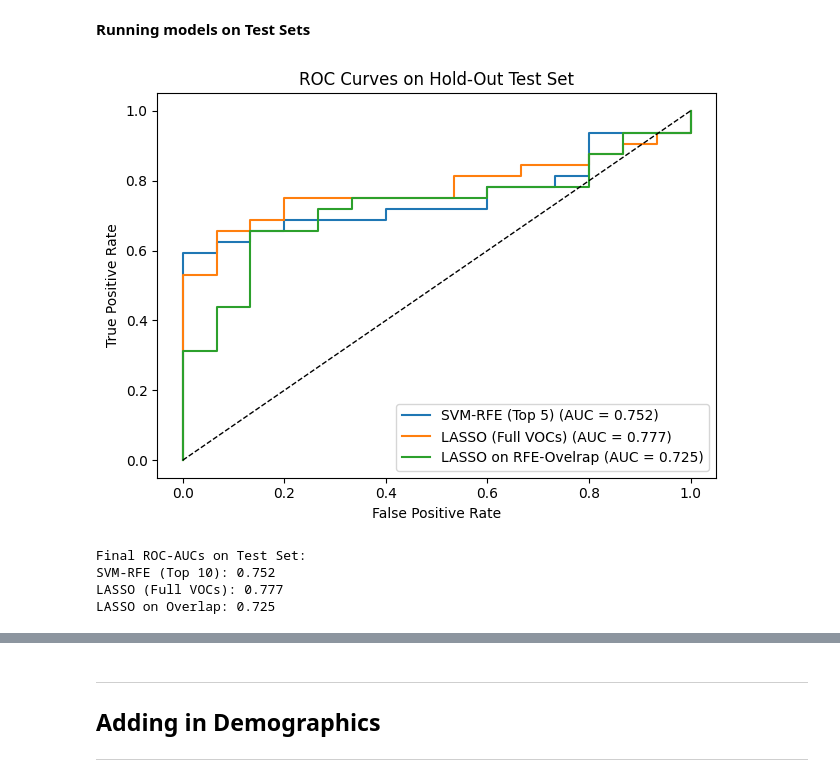
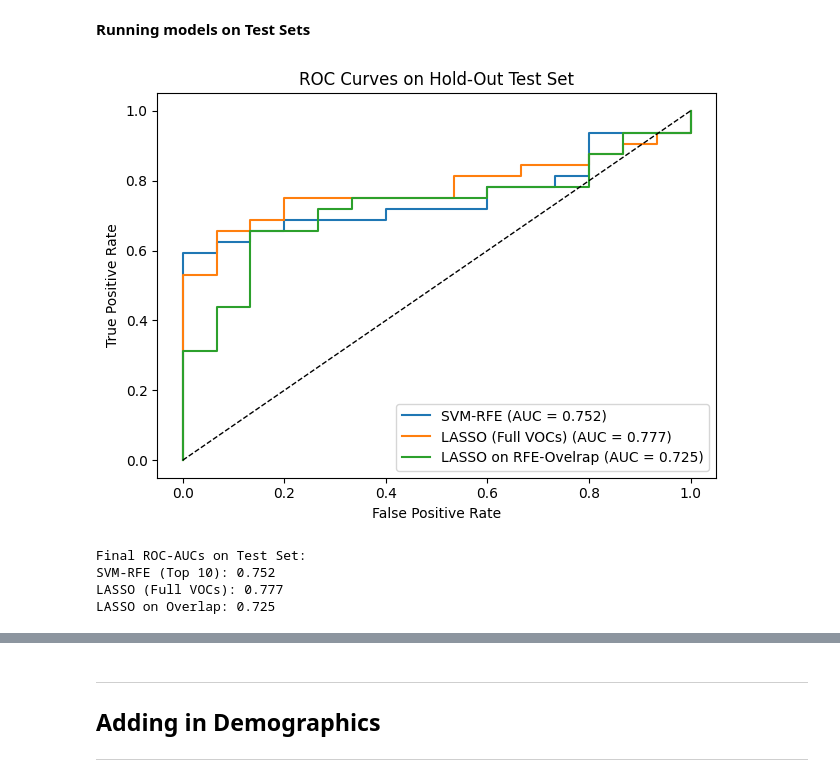
Before and after one commit to tyst-ucsf/capstone-project, a Jupyter notebook: 1d_train_test_split.ipynb, the cells around one changed output, grey strips where cells are left out. Cells and saved outputs as stored; diff of their text form; code cells hidden in the pictures.

```diff
--- a/1d_train_test_split.ipynb
+++ b/1d_train_test_split.ipynb
@@ -405,35 +426,35 @@ def plot_model_roc(model, x_test, y_test, label):
     if hasattr(model, "predict_proba"):
         probs = model.predict_proba(x_test)[:, 1]
     else:
         probs = model.decision_function(x_test)
     fpr, tpr, _ = roc_curve(y_test, probs)
     roc_auc = auc(fpr, tpr)
     plt.plot(fpr, tpr, label=f'{label} (AUC = {roc_auc:.3f})')
     return roc_auc
 
 
 # Plot all
 plt.figure()
 
 
-auc_svm = plot_model_roc(svm_final_no_demo, x_test_no_demo[svm_rfe_features], y_test_no_demo, "SVM-RFE (Top 5)")
+auc_svm = plot_model_roc(svm_final_no_demo, x_test_no_demo[svm_rfe_features], y_test_no_demo, "SVM-RFE")
 auc_lasso_full = plot_model_roc(lasso_final_no_demo, x_test_no_demo[lasso_full_features], y_test_no_demo, "LASSO (Full VOCs)")
 auc_lasso_overlap = plot_model_roc(lasso_on_rfe_no_demo, x_test_no_demo[overlap_features], y_test_no_demo, "LASSO on RFE-Ovelrap")
 
 plt.plot([0, 1], [0, 1], 'k--', lw=1)
 plt.xlabel("False Positive Rate")
 plt.ylabel("True Positive Rate")
 plt.title("ROC Curves on Hold-Out Test Set")
 plt.legend(loc="lower right")
 plt.tight_layout()
 plt.show()
 
 print("\nFinal ROC-AUCs on Test Set:")
 print(f"SVM-RFE (Top {feature_number_decision}): {auc_svm:.3f}")
 print(f"LASSO (Full VOCs): {auc_lasso_full:.3f}")
 print(f"LASSO on Overlap: {auc_lasso_overlap:.3f}")
 # %% [output]
-[figure, old version]
+[figure, new version]
 Final ROC-AUCs on Test Set:
 SVM-RFE (Top 10): 0.752
 LASSO (Full VOCs): 0.777
```
Also changed, not shown: parts of 17 cells of this notebook, 9 other files.
